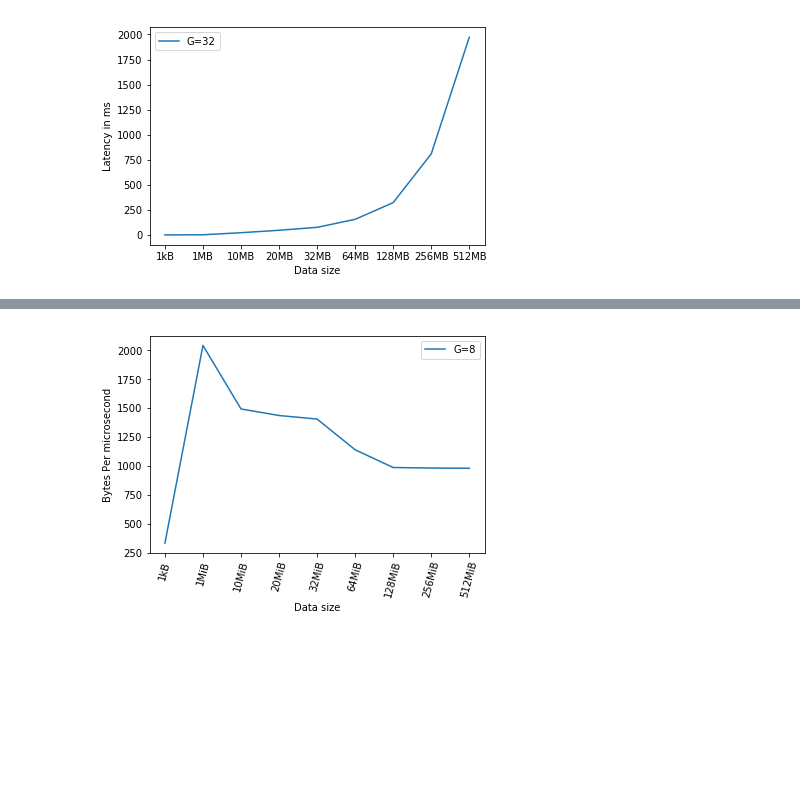
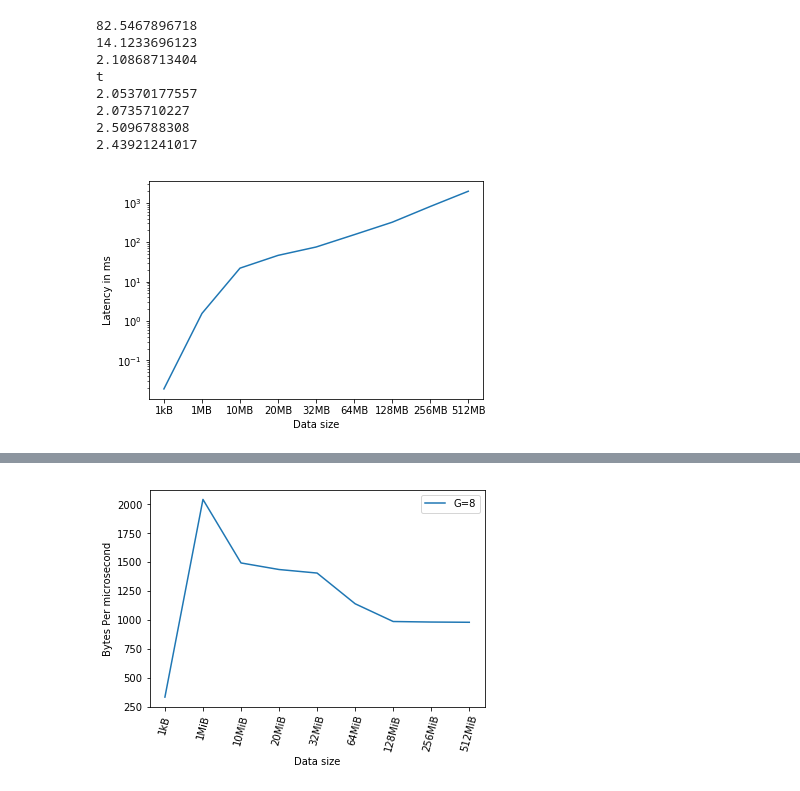
Before and after one commit to looopTools/sw9-source, a Jupyter notebook: RLNC_performance_study.ipynb, the cells around one changed output, grey strips where cells are left out. Saved outputs shown, nothing was run; the diff lists cells and outputs as text; code cells hidden in the pictures; blank space fills up the shorter version.

```diff
--- a/RLNC_performance_study.ipynb
+++ b/RLNC_performance_study.ipynb
@@ -195,6 +413,19 @@ def get_latency(file_name):
     latency = [entry[6]/1000 for entry in data] # convert to milliseconds
     return np.average(latency)
 
+def get_latency_t(file_name):
+    file = open(file_name)
+    data = []
+    for line in file:
+        temp = line.split(',')
+        index = 0
+        for item in temp:
+            temp[index] = parseData(index, item)
+            index = index + 1
+        data.append(temp)
+    latency = [entry[6]/1000 for entry in data] # convert to milliseconds
+    return latency
+
 five_hundre_and_twelve_mb = 'results/encoder/thousand/1512475943_full_vector_encoder_binary8_0_16_33554432'
 two_hundre_and_fifty_six_mb = 'results/encoder/thousand/1512470804_full_vector_encoder_binary8_0_16_16777216'
 one_hundre_and_twenty_eight_mb = 'results/encoder/thousand/1512468085_full_vector_encoder_binary8_0_16_8388608'
@@ -216,6 +447,25 @@ latencies[5] = get_latency(sixty_four_mb)
 latencies[6] = get_latency(one_hundre_and_twenty_eight_mb)
 latencies[7] = get_latency(two_hundre_and_fifty_six_mb)
 latencies[8] = get_latency(five_hundre_and_twelve_mb)
+
+mm = get_latency_t(one_mb)
+nn = get_latency_t(ten_mb)
+
+def calulate_avg_diffff(a1, a2):
+    ll = list()
+    for x,y in zip(a1, a2):
+        ll.append((y-x)/float(x))
+    return np.average(ll)
+
+#print(calulate_avg_diffff(mm, nn))
+
+print latencies[1]/float(latencies[0])
+print (latencies[2]-float(latencies[1]))/float(latencies[1])
+print latencies[3]/float(latencies[2])
+print 't'
+i = 4
+for x in range(i, (len(latencies)-1)):
+    print (latencies[x+1]/float(latencies[x]))
 
 theory = {}
 
@@ -243,7 +493,7 @@ plt.xticks(data_size, my_xticks)
 
 plt.plot(data_size, latency)
 #plt.plot(data_size, theory)
-plt.legend(['G=16', 'G=16(T)'])
+plt.yscale("log", nonposy="clip")
 plt.ylabel('Latency in ms')
 plt.xlabel('Data size')
 fig.savefig('results/graphs/full_vector_gen_16.eps')
@@ -289,35 +548,51 @@ thirdy_two_mb = 'results/encoder/thousand/1512478066_full_vector_encoder_binary8
 sixty_four_mb = 'results/encoder/thousand/1512478997_full_vector_encoder_binary8_0_32_2097152'
 one_hundre_and_twenty_eight_mb = 'results/encoder/thousand/1512480568_full_vector_encoder_binary8_0_32_4194304'
 two_hundre_and_fifty_six_mb = 'results/encoder/thousand/1512483577_full_vector_encoder_binary8_0_32_8388608'
 five_hundre_and_twelve_mb = 'results/encoder/thousand/1512489653_full_vector_encoder_binary8_0_32_16777216'
 
 latencies = {}
 
 latencies[0] = get_latency(one_kb)
 latencies[1] = get_latency(one_mb)
 latencies[2] = get_latency(ten_mb)
 latencies[3] = get_latency(twenty_mb)
 latencies[4] = get_latency(thirdy_two_mb)
 latencies[5] = get_latency(sixty_four_mb)
 latencies[6] = get_latency(one_hundre_and_twenty_eight_mb)
 latencies[7] = get_latency(two_hundre_and_fifty_six_mb)
 latencies[8] = get_latency(five_hundre_and_twelve_mb)
 
+print latencies[1]/float(latencies[0])
+print latencies[2]/float(latencies[1])
+print latencies[3]/float(latencies[2])
+print 't'
+i = 4
+for x in range(i, (len(latencies)-1)):
+    print (latencies[x+1]/float(latencies[x]))
+
 data_size = np.array(latencies.keys())
 latency = np.array(latencies.values())
 pd.DataFrame
 fig = plt.figure()
 my_xticks = ['1kB','1MB','10MB','20MB','32MB','64MB','128MB','256MB','512MB']
 plt.xticks(data_size, my_xticks)
 
 plt.plot(data_size, latency)
-plt.legend(['G=32'])
+plt.yscale("log", nonposy="clip")
 plt.ylabel('Latency in ms')
 plt.xlabel('Data size')
 fig.savefig('results/graphs/full_vector_gen_32.eps')
 plt.show()
 # %% [output]
+82.5467896718
+14.1233696123
+2.10868713404
+t
+2.05370177557
+2.0735710227
+2.5096788308
+2.43921241017
-[figure, old version]
+[figure, new version]
 # %%
 ## Generation Size: 8,16,32
 ## Full Vector - latency comparison
```
Also changed, not shown: parts of 18 cells of this notebook, 18 other files.
